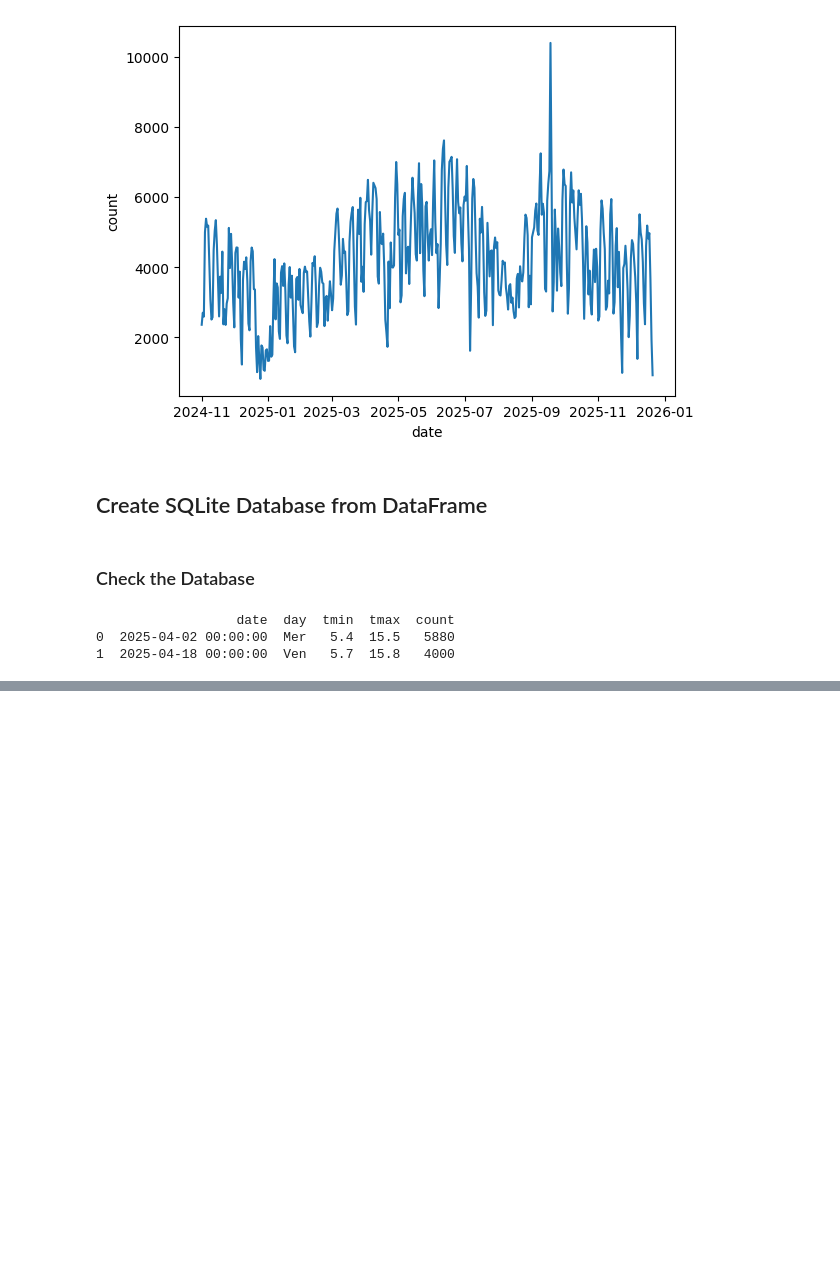
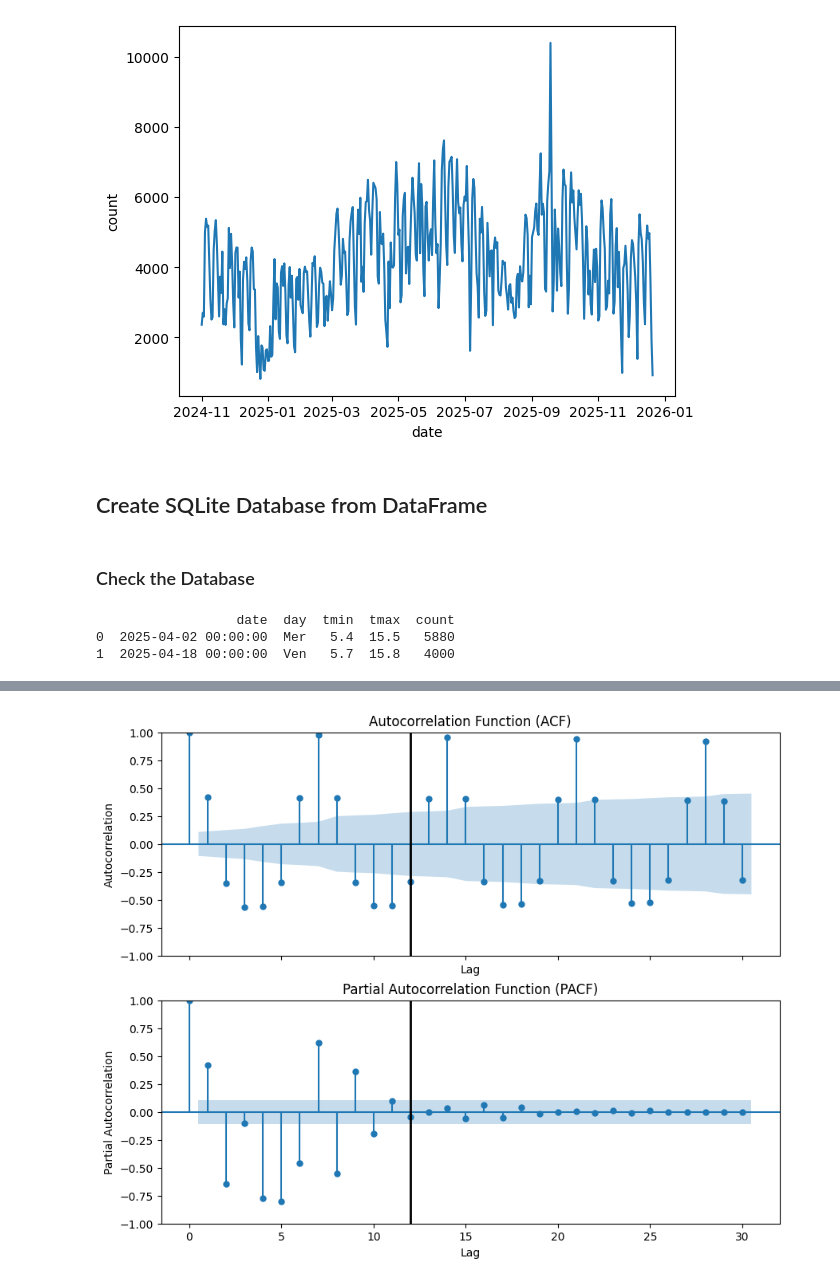
Before and after one commit to mehdichouchane-lang/21.-Extraction-de-donn-es, a Jupyter notebook: Project.ipynb, the cells around one changed output, grey strips where cells are left out. Cells and saved outputs as stored; diff of their text form; code cells hidden in the pictures; blank space fills up the shorter version.

```diff
--- a/Project.ipynb
+++ b/Project.ipynb
@@ -181,0 +290,5 @@ conn.close()
+# %%
+df_merged = pd.read_csv("project_dataset")
+df_merged.index = pd.to_datetime(df_merged.date, format='%Y-%m-%d')
+df = df_merged[["count"]]
+df.index
@@ -181,0 +304,31 @@ conn.close()
+# %%
+train, test = ts_train_test_split(df, '2025-10-01')
+
+# Apply log transformation
+train_log = np.log(train).dropna()
+test_log = np.log(test).dropna()
+# %%
+# Decompose the data into a trend and seasonal part
+from statsmodels.tsa.seasonal import seasonal_decompose
+multModel = seasonal_decompose(train_log,model='multiplicative',extrapolate_trend='freq')
+# %%
+# ACF & PACF plots
+from statsmodels.graphics.tsaplots import plot_acf, plot_pacf
+import matplotlib.pyplot as plt
+fig, axes = plt.subplots(2, 1, sharex=True,figsize=(10, 8))
+ax = axes[0]
+plot_acf(multModel.seasonal, lags=30, ax=ax) # Plot first 20 lags
+ax.plot([12,12],[-1,1],'-k',linewidth=2)
+ax.set_xlabel("Lag")
+ax.set_ylabel("Autocorrelation")
+ax.set_title("Autocorrelation Function (ACF)")
+ax = axes[1]
+plot_pacf(multModel.seasonal, lags=30, ax=ax) # Plot first 20 lags
+ax.set_xlabel("Lag")
+ax.set_ylabel("Partial Autocorrelation")
+ax.plot([12,12],[-1,1],'-k',linewidth=2)
+
+ax.set_title("Partial Autocorrelation Function (PACF)")
+plt.show() # Display the plotplot_pacf(airline_adj)
+# %% [output]
+[figure, added]
```
Also changed, not shown: parts of 7 cells of this notebook, 3 other files.
